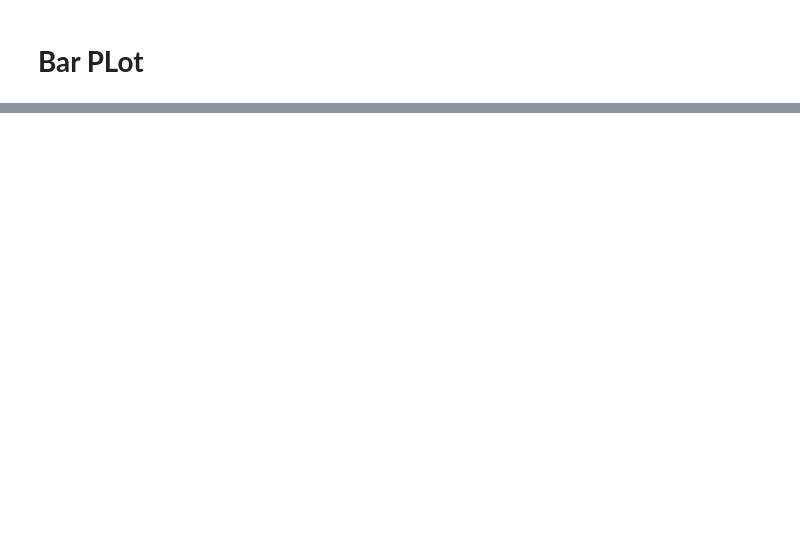
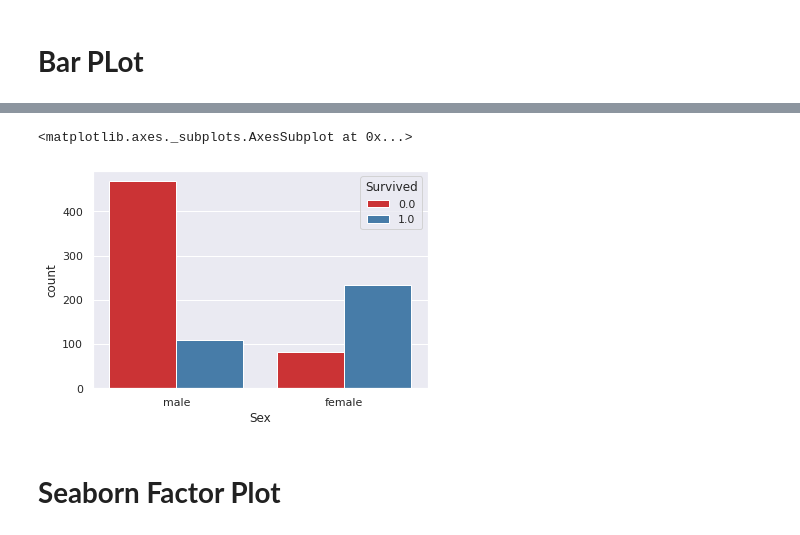
Before and after one commit to learningwithkamal/ML_Basics, a Jupyter notebook: DataVisualizationTitanicDataSet.ipynb, the cells around one changed output, grey strips where cells are left out. Cells and saved outputs as stored; diff of their text form; code cells hidden in the pictures; blank space fills up the shorter version.

```diff
--- a/DataVisualizationTitanicDataSet.ipynb
+++ b/DataVisualizationTitanicDataSet.ipynb
@@ -72,0 +91,7 @@ g.set(xscale="log");
+# %%
+sns.countplot(x = 'Sex', hue = 'Survived', palette = 'Set1', data = titanic_df)
+# %% [output]
+<matplotlib.axes._subplots.AxesSubplot at 0x...>
+[figure, added]
+# %% [markdown]
+# **Seaborn Factor Plot**
```
Also changed, not shown: parts of 26 cells of this notebook.
